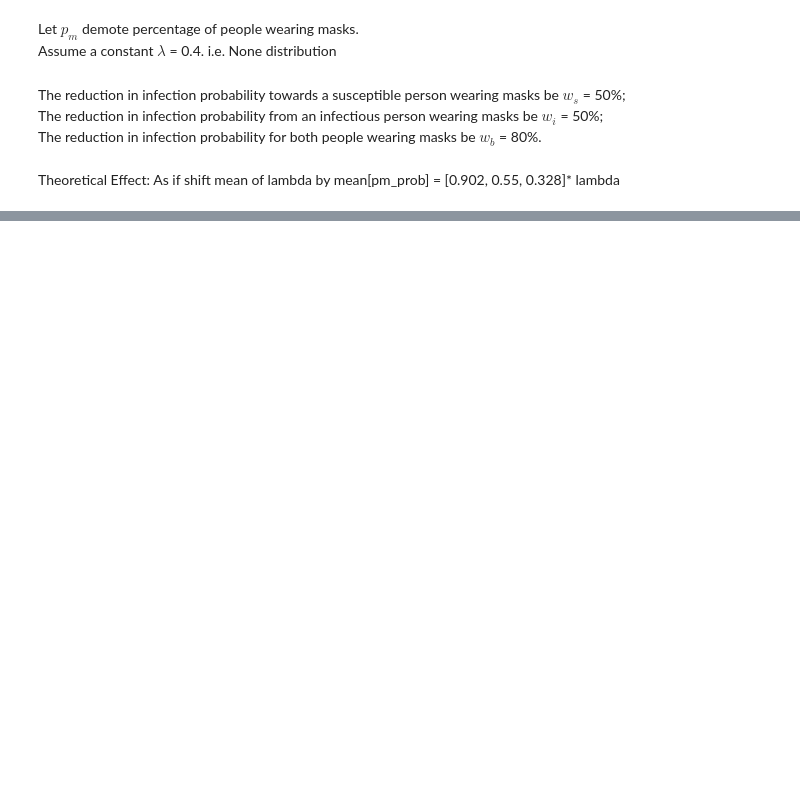
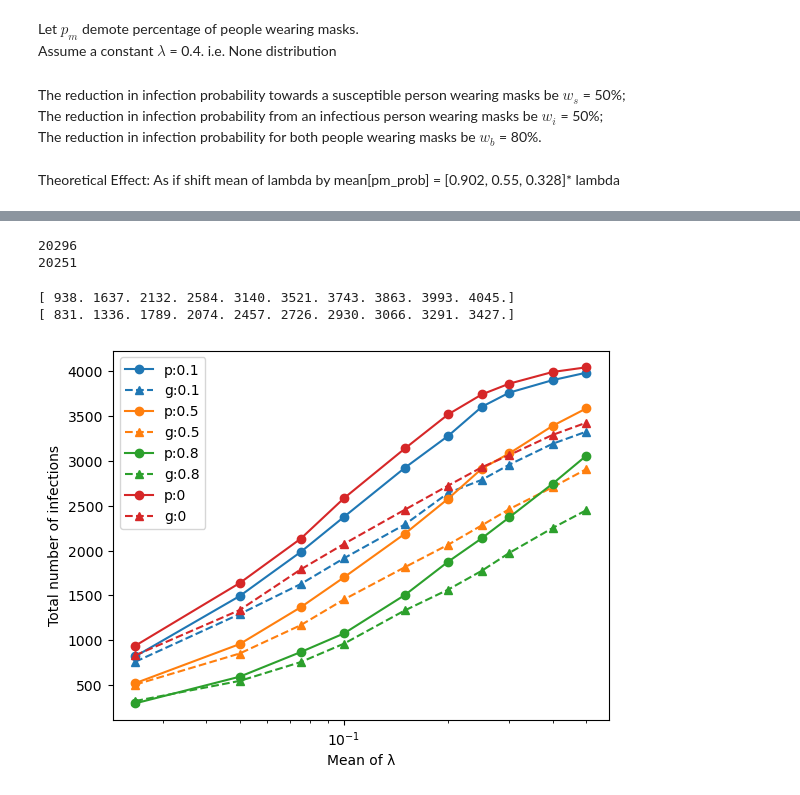
Before and after one commit to SunnyRT/SF5_network_analysis, a Jupyter notebook: experiments2.ipynb, the cells around one changed output, grey strips where cells are left out. Cells and saved outputs as stored; diff of their text form; code cells hidden in the pictures; blank space fills up the shorter version.

```diff
--- a/experiments2.ipynb
+++ b/experiments2.ipynb
@@ -238,0 +299,2 @@ plt.show()
+# %%
+lambda_mat_nvar = lambda_mat_gen_nvar(n, lambda_mean, lambda_stds) # shape (len(lambda_stds), n) for a single value of lambda_mean
@@ -387,0 +560,13 @@ plt.show()
+# %%
+output_c_p_mask = np.zeros((len(pm_ary), len(lambda_means)))
+output_c_g_mask = np.zeros((len(pm_ary), len(lambda_means)))
+
+
+for idx, pm in enumerate(pm_ary): # iterate over different mask wearing proportions
+    print(f"mask proportion = {pm}\r")
+
+    for idx2, lambda_ in enumerate(lambda_means):
+        print(f"processing lambda: {lambda_}\r")
+        output_c_p_mask[idx, idx2] = SIR_djset_mask(n, edge_ls_p, lambda_, mask_states[idx], w)
+        output_c_g_mask[idx, idx2] = SIR_djset_mask(n, edge_ls_g, lambda_, mask_states[idx], w)
+        print(f"mask proportion = {pm}, lambda = {lambda_}, output_p = {output_c_p_mask[idx, idx2]}, output_g = {output_c_g_mask[idx, idx2]}")
@@ -387,0 +618,11 @@ plt.show()
+# %%
+mask_states0 = np.zeros(n)
+
+output_c_p_0 = np.zeros(len(lambda_means))
+output_c_g_0 = np.zeros(len(lambda_means))
+
+for idx, lambda_ in enumerate(lambda_means):
+    print(f"processing lambda: {lambda_}\r")
+    output_c_p_0[idx] = SIR_djset_mask(n, edge_ls_p, lambda_, mask_states0, w)
+    output_c_g_0[idx] = SIR_djset_mask(n, edge_ls_g, lambda_, mask_states0, w)
+    print(f"lambda = {lambda_}, output_p = {output_c_p_0[idx]}, output_g = {output_c_g_0[idx]}")
@@ -387,0 +688,31 @@ plt.show()
+# %%
+print(len(edge_ls_p)) # 20296
+print(len(edge_ls_g)) # 20251
+# %% [output]
+20296
+20251
+# %%
+print(output_c_p_0)
+print(output_c_g_0)
+# %% [output]
+[ 938. 1637. 2132. 2584. 3140. 3521. 3743. 3863. 3993. 4045.]
+[ 831. 1336. 1789. 2074. 2457. 2726. 2930. 3066. 3291. 3427.]
+# %%
+# plot
+
+colors = ['tab:blue', 'tab:orange', 'tab:green']
+plt.figure()
+for idx, pm in enumerate(pm_ary):
+    plt.plot(lambda_means, output_c_p_mask[idx], 'o-', color = colors[idx], label=f"p:{pm}")
+    plt.plot(lambda_means, output_c_g_mask[idx], '^--', color = colors[idx], label=f"g:{pm}")
+
+plt.plot(lambda_means, output_c_p_0, 'o-', color = 'tab:red', label="p:0")
+plt.plot(lambda_means, output_c_g_0, '^--', color = 'tab:red', label="g:0")
+
+plt.xlabel("Mean of λ")
+plt.xscale("log")
+plt.ylabel("Total number of infections")
+plt.legend()
+plt.show()
+# %% [output]
+[figure, added]
```
Also changed, not shown: parts of 43 cells of this notebook, 7 other files.
